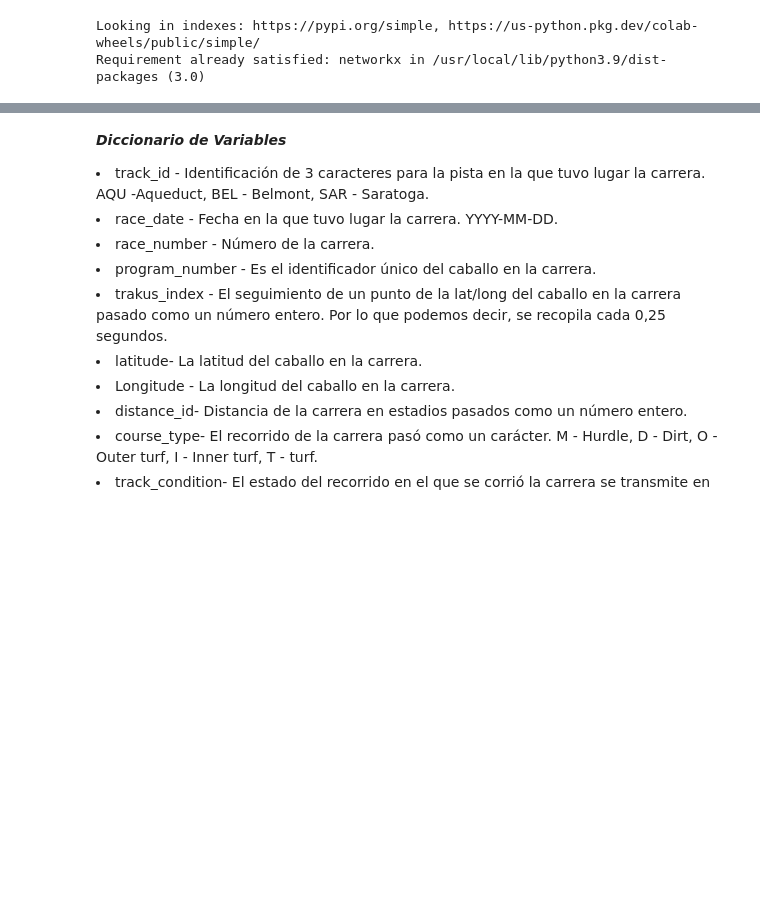
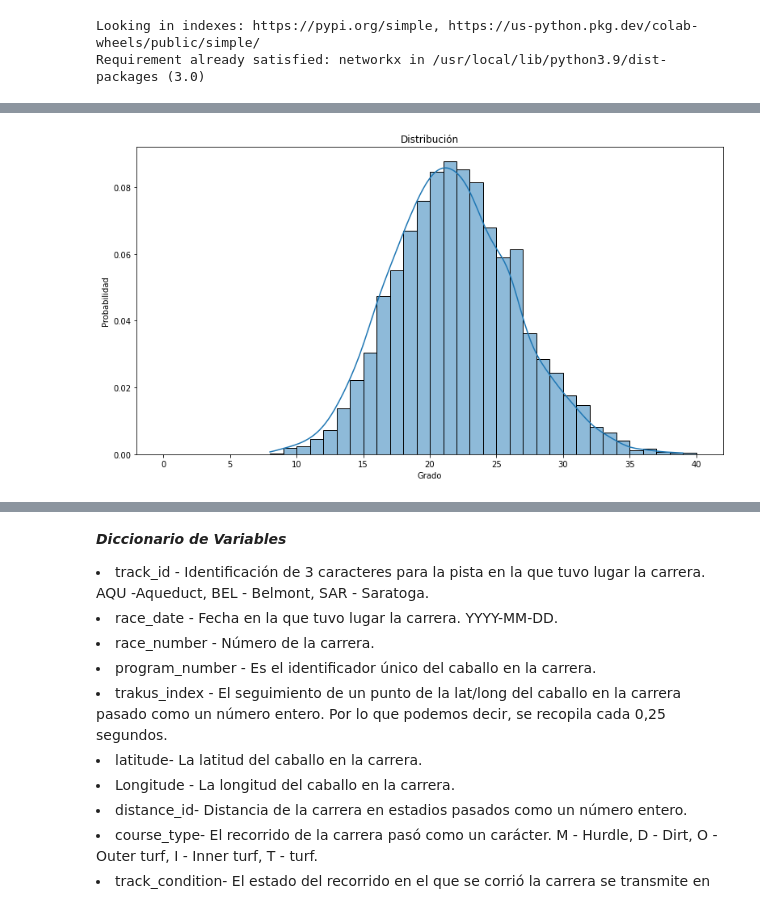
Before and after one commit to jsebastianquiroga/Topicos_analitica, a Jupyter notebook: Notebook/Social_Network_1.ipynb, the cells around one changed output, grey strips where cells are left out. Cells and saved outputs as stored; diff of their text form; code cells hidden in the pictures; blank space fills up the shorter version.

```diff
--- a/Notebook/Social_Network_1.ipynb
+++ b/Notebook/Social_Network_1.ipynb
@@ -135,0 +135,15 @@ NameError: ignored
+# %%
+# Se calcula el grado de cada nodo.
+degrees = dict(G.degree())
+plt.figure(figsize=(13,7))
+# histograma
+sns.histplot(list(degrees.values()), bins=range(0, max(degrees.values())+2, 1), stat='density', kde=True)
+plt.title("Distribución")
+plt.xlabel("Grado")
+plt.ylabel("Probabilidad")
+
+
+#ver
+plt.show()
+# %% [output]
+[figure, added]
```
Also changed, not shown: parts of 22 cells of this notebook.
